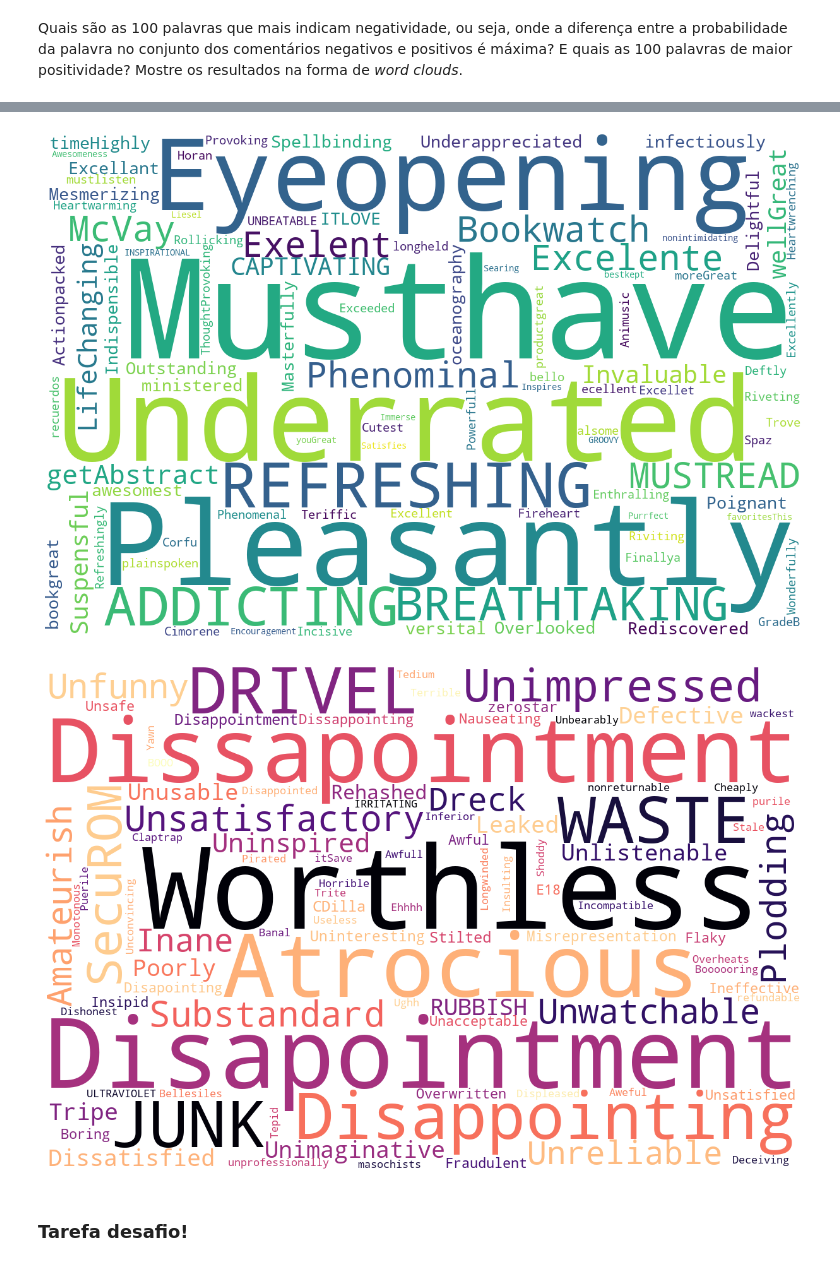
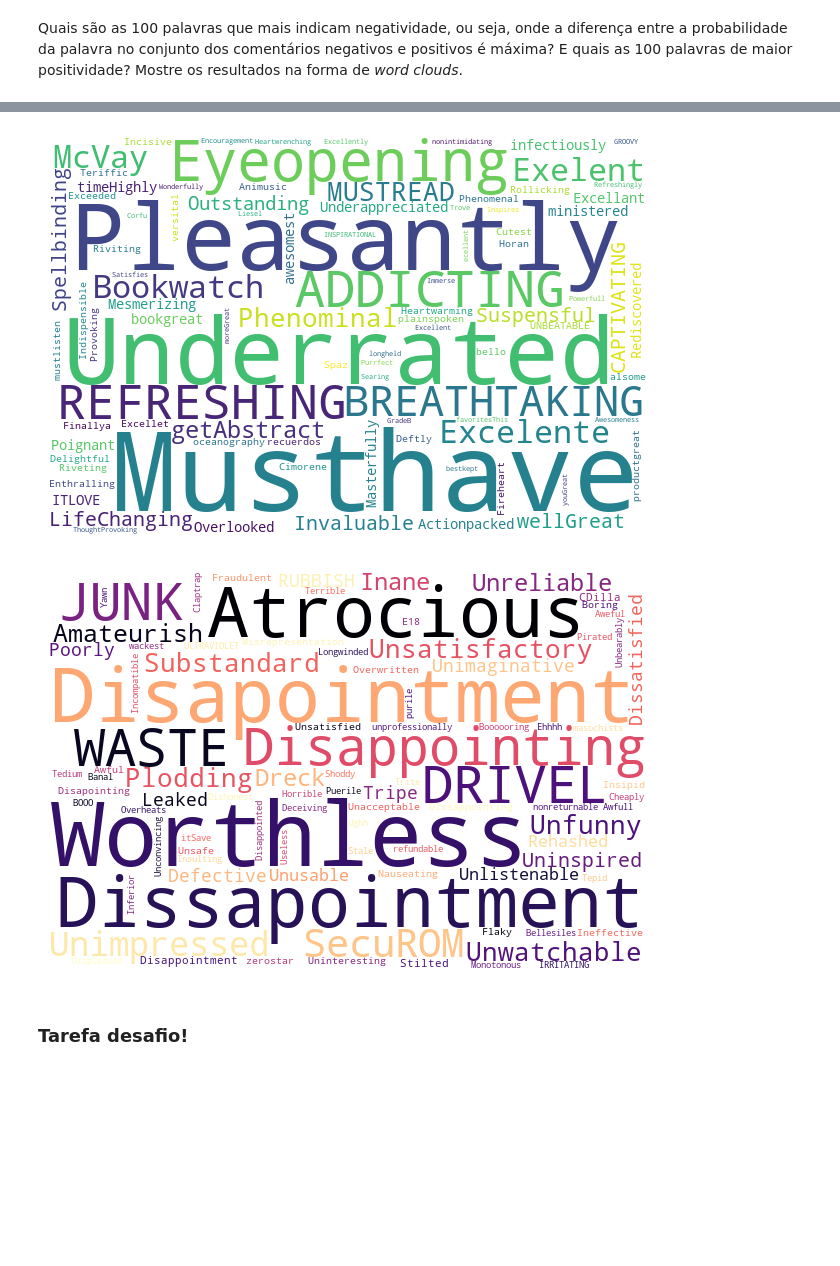
Before and after one commit to henriquemf/projeto-2-megadados, a Jupyter notebook: projeto_spark.ipynb, the cells around one changed output, grey strips where cells are left out. Saved outputs shown, nothing was run; the diff lists cells and outputs as text; code cells hidden in the pictures; blank space fills up the shorter version.

```diff
--- a/projeto_spark.ipynb
+++ b/projeto_spark.ipynb
@@ -145,17 +145,23 @@ Agora, complete as tarefas em sequencia para construir o classificador Naive-Bay
 Construa uma função que recebe um RDD no formato do RDD original e retorna um RDD no qual cada item é um par (palavra, contagem).
 # %%
 import string
+import re
 
-potuacao = string.punctuation
+pontuacao = string.punctuation
+pattern = re.compile('[' + pontuacao + ']')
+
+def limpa_pontuacao(texto):
+    texto_limpo = re.sub(pattern, '', texto)
+    return texto_limpo
 
 def divide_words(item):
-    titulo = item[1].translate(str.maketrans('', '', string.punctuation))
-    corpo = item[2].translate(str.maketrans('', '', string.punctuation))
-    return titulo.split() + corpo.split()
+    texto_limpo = limpa_pontuacao(item[1] + " " + item[2])
+    return texto_limpo.split()
 
 def par_palavra_contagem(rdd):
     return rdd \
             .flatMap(divide_words) \
+            .filter(lambda x: x != '') \
             .map(lambda x: (x, 1)) \
             .reduceByKey(lambda x, y: x + y)
 # %%
@@ -181,4 +191,4 @@ import numpy as np
 
 def log_count(rdd):
     total = rdd.map(lambda x: x[1]).sum()
-    return rdd.map(lambda x: (x[0], np.log10(x[1]/total)))
+    return rdd.map(lambda x: (x[0], np.log10(x[1]/total))), total
@@ -206,8 +222,8 @@ def split_pos_neg(rdd):
     return rdd_pos, rdd_neg
 # %%
 rdd_pos, rdd_neg = split_pos_neg(rdd)
-rdd_pos_log_count = log_count(par_palavra_contagem(rdd_pos))
-rdd_neg_log_count = log_count(par_palavra_contagem(rdd_neg))
+rdd_pos_log_count, total_pos = log_count(par_palavra_contagem(rdd_pos))
+rdd_neg_log_count, total_neg = log_count(par_palavra_contagem(rdd_neg))
 # %%
 rdd_pos_log_count.take(5)
 # %% [output]
@@ -331,31 +362,31 @@ from wordcloud import WordCloud
 import matplotlib.pyplot as plt
 # %%
 palavras_positivas = " ".join(palavra[0] for palavra in maior_positividade)
-wordcloud = WordCloud(width = 1200, height = 800,
+wordcloud = WordCloud(width = 600, height = 400,
                 background_color ='white', collocations = False).generate(palavras_positivas)
 
-plt.figure(figsize = (12, 8), facecolor = None)
+plt.figure(figsize = (6, 4), facecolor = None)
 plt.imshow(wordcloud)
 plt.axis("off")
 plt.tight_layout(pad = 0)
 
 plt.show()
 # %% [output]
-[figure, old version]
+[figure, new version]
 # %%
 palavras_negativas = " ".join(palavra[0] for palavra in maior_negatividade)
-wordcloud_neg = WordCloud(width = 1200, height = 800,
+wordcloud_neg = WordCloud(width = 600, height = 400,
                 background_color ='white', collocations = False,
                 colormap="magma").generate(palavras_negativas)
 
-plt.figure(figsize = (12, 8), facecolor = None)
+plt.figure(figsize = (6, 4), facecolor = None)
 plt.imshow(wordcloud_neg)
 plt.axis("off")
 plt.tight_layout(pad = 0)
 
 plt.show()
 # %% [output]
-[figure, old version]
+[figure, new version]
 # %% [markdown]
 ### Tarefa desafio!
 # %% [markdown]
```
Also changed, not shown: parts of 54 cells of this notebook.
